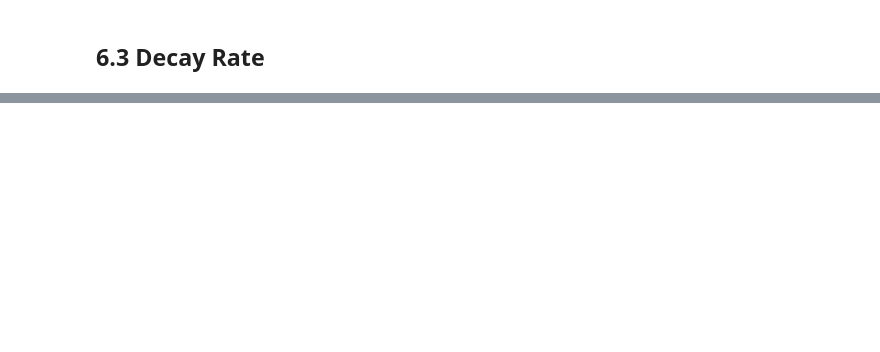
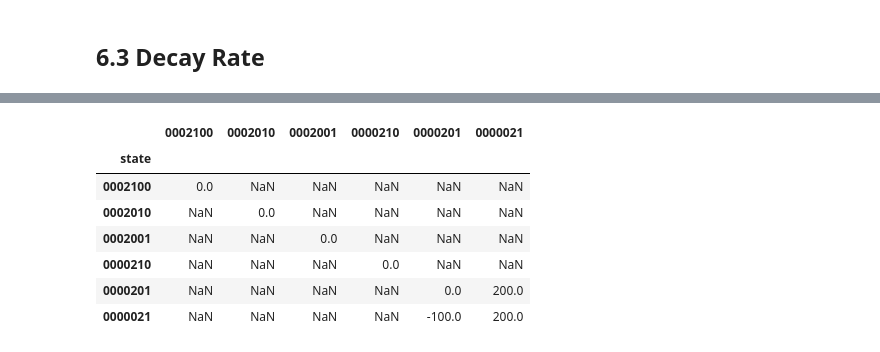
Before and after one commit to melloflavio/2019-SoftwareAgents-CW, a Jupyter notebook: Coursework.ipynb, the cells around one changed output, grey strips where cells are left out. Drawn from its saved outputs; the diff is of its cells as text; code cells hidden in the pictures; blank space fills up the shorter version.

```diff
--- a/Coursework.ipynb
+++ b/Coursework.ipynb
@@ -1066,0 +1314,11 @@ EXPERIMENT = {
+# %%
+R[2].loc[["0002100", "0002010", "0002001", "0000210", "0000201", "0000021"], ["0002100", "0002010", "0002001", "0000210", "0000201", "0000021"]]
+# %% [output]
+|  | 0002100 | 0002010 | 0002001 | 0000210 | 0000201 | 0000021 |
+| state |  |  |  |  |  |  |
+| 0002100 | 0.0 | NaN | NaN | NaN | NaN | NaN |
+| 0002010 | NaN | 0.0 | NaN | NaN | NaN | NaN |
+| 0002001 | NaN | NaN | 0.0 | NaN | NaN | NaN |
+| 0000210 | NaN | NaN | NaN | 0.0 | NaN | NaN |
+| 0000201 | NaN | NaN | NaN | NaN | 0.0 | 200.0 |
+| 0000021 | NaN | NaN | NaN | NaN | -100.0 | 200.0 |
```
Also changed, not shown: parts of 61 cells of this notebook.
